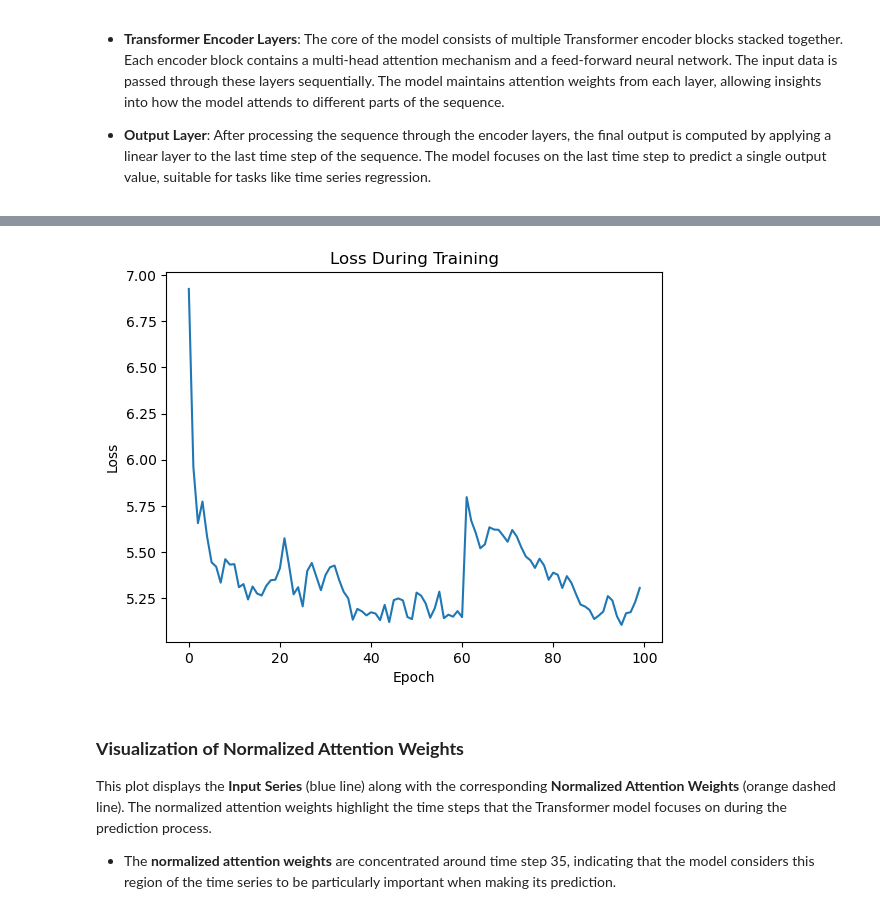
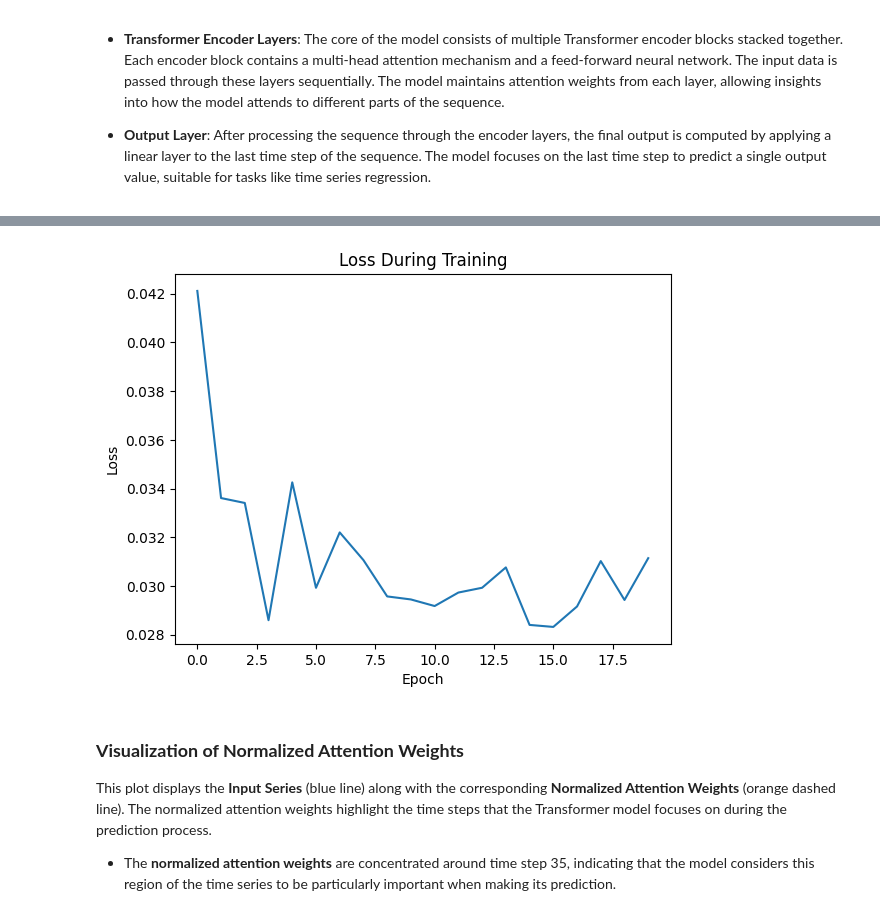
Before and after one commit to dbdmg/llm, a Jupyter notebook: lab02/solution.ipynb, the cells around one changed output, grey strips where cells are left out. Saved outputs shown, nothing was run; the diff lists cells and outputs as text; code cells hidden in the pictures.

Commit message:
fixed transformer (still some bug in the attn viz)

```diff
--- a/lab02/solution.ipynb
+++ b/lab02/solution.ipynb
@@ -134,6 +134,8 @@ class ScaledDotProductAttention(nn.Module):
     def __init__(self, d_k):
         super(ScaledDotProductAttention, self).__init__()
         self.d_k = d_k
+        # FIXME: hardcoded 40
+        self.rel_layer = torch.randn(1, 40, 40, requires_grad=True)
 
     def forward(self, query, key, value, mask=None):
         scores = torch.matmul(query, key.transpose(-2, -1)) / torch.sqrt(torch.tensor(self.d_k, dtype=torch.float32))
@@ -141,6 +143,6 @@ class ScaledDotProductAttention(nn.Module):
         if mask is not None:
             scores = scores.masked_fill(mask == 0, -1e9)  # Apply masking for padded sequences (if applicable)
 
-        attention_weights = torch.softmax(scores, dim=-1)
+        attention_weights = torch.softmax(scores + self.rel_layer, dim=-1)
         output = torch.matmul(attention_weights, value)
         return output, attention_weights
@@ -274,12 +291,11 @@ This section defines a **Transformer model** tailored for time series prediction
 class Transformer(nn.Module):
     def __init__(self, input_size, d_model, num_heads, dim_feedforward, num_layers, dropout=0.1, max_len=5000):
         super(Transformer, self).__init__()
-
         # Embedding for the time series input
         self.embedding = nn.Linear(input_size, d_model)
 
         # Positional encoding for time series data
-        self.pos_encoder = PositionalEncoding(d_model, max_len)
+        # self.pos_encoder = PositionalEncoding(d_model, max_len)
 
         # Transformer encoder layers
         self.encoder_layers = nn.ModuleList(
@@ -296,10 +312,10 @@ class Transformer(nn.Module):
         x = self.embedding(x)  # Shape: [batch_size, seq_len, d_model]
 
         # Transpose to match transformer input shape [seq_len, batch_size, d_model]
-        x = x.permute(1, 0, 2)  # Shape: [seq_len, batch_size, d_model]
+        # x = x.permute(1, 0, 2)  # Shape: [seq_len, batch_size, d_model]
 
         # Add positional encoding
-        x = self.pos_encoder(x)
+        # x = self.pos_encoder(x)
 
         # List to store attention weights from all layers
         all_attention_weights = []
@@ -310,14 +326,14 @@ class Transformer(nn.Module):
             all_attention_weights.append(attention_weights)
 
         # Apply final linear layer to get the output
-        output = self.fc_out(x[-1])  # Take the output of the last time step (sequence regression)
+        output = self.fc_out(x[:, -1])  # Take the output of the last time step (sequence regression)
         return output, all_attention_weights  # Return the final output and the attention weights
 # %%
 input_size = 1  # Number of input features
 d_model = 64  # Embedding dimension
 num_heads = 1  # Number of attention heads
-dim_feedforward = 256  # Feedforward network dimension
-num_layers = 1  # Number of Transformer encoder layers
+dim_feedforward = 257  # Feedforward network dimension
+num_layers = 3  # Number of Transformer encoder layers
 
 model = Transformer(input_size, d_model, num_heads, dim_feedforward, num_layers)
 # %%
@@ -346,9 +362,9 @@ def train_model(model, dataloader, criterion, optimizer, num_epochs=10):
     plt.show()
 # %%
 seq_len = 40 # Length of the time series sequence
-batch_size = 64 # Number of samples in each batch
+batch_size = 235 # Number of samples in each batch
 num_samples = 1000 # Number of samples in the dataset
-num_epochs = 100 # Number of training epochs
+num_epochs = 20 # Number of training epochs
 # %%
 # Initialize the DataLoader
 dataset = TimeSeriesDataset(seq_len, num_samples)
@@ -356,7 +372,7 @@ dataloader = torch.utils.data.DataLoader(dataset, batch_size=batch_size, shuffle
 
 # Instantiate the criterion and optimizer
 criterion = nn.MSELoss()
-optimizer = optim.Adam(model.parameters(), lr=0.001)
+optimizer = optim.Adam(model.parameters(), lr=0.0005)
 
 # Train the model
 train_model(model, dataloader, criterion, optimizer, num_epochs=num_epochs)
@@ -381,4 +400,4 @@ Epoch 100/100, Loss: 5.305208384990692
-[figure, old version]
+[figure, new version]
 # %% [markdown]
 ### **Visualization of Normalized Attention Weights**
 
```
Also changed, not shown: parts of 4 cells of this notebook.
